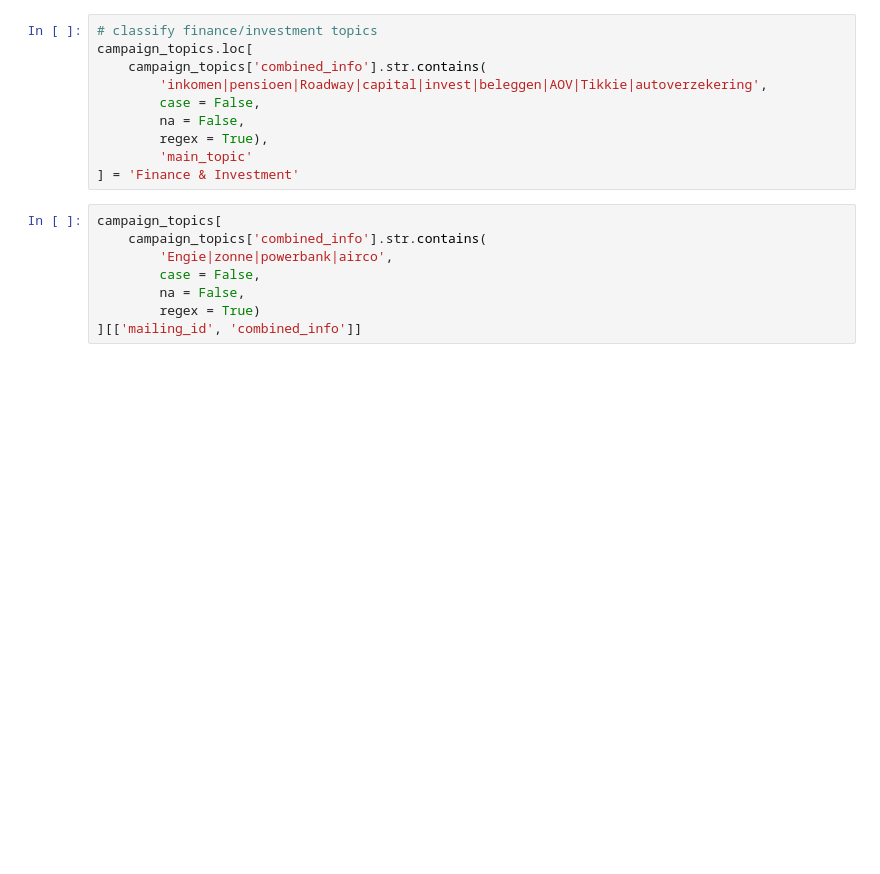
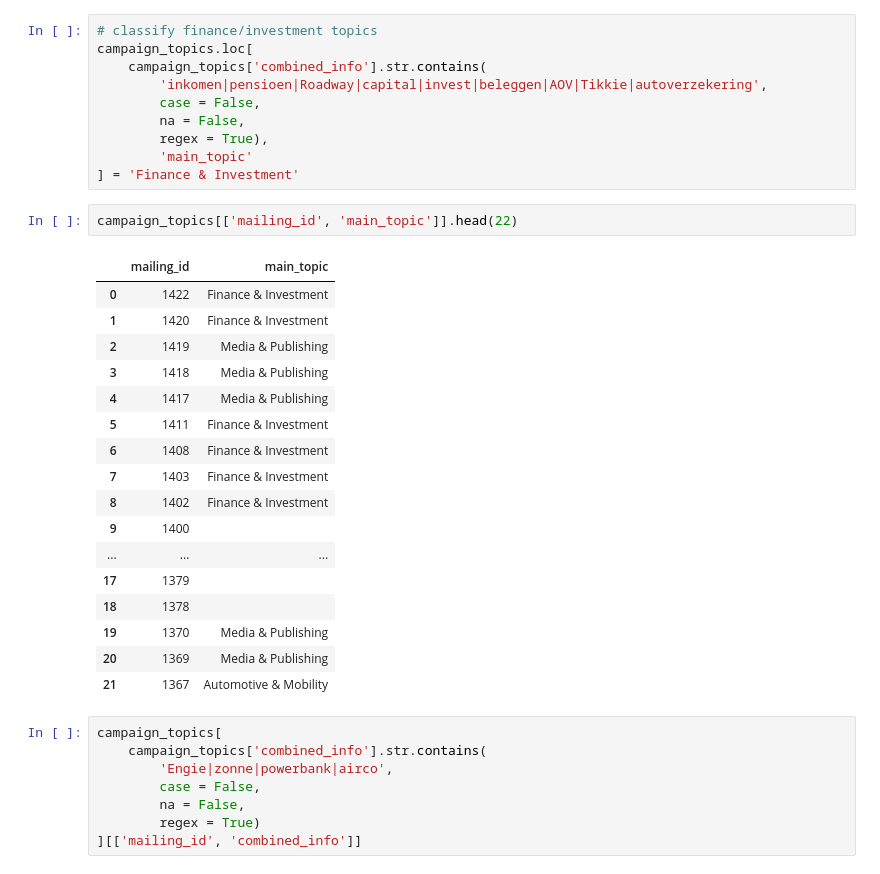
Before and after one commit to giadauva/OMG-Thesis, a Jupyter notebook: Thesis_OMG analysis.ipynb, the cells around one changed output. Saved outputs shown, nothing was run; the diff lists cells and outputs as text; blank space fills up the shorter version.

```diff
--- a/Thesis_OMG analysis.ipynb
+++ b/Thesis_OMG analysis.ipynb
@@ -1705,6 +1737,26 @@ campaign_topics.loc[
         regex = True),
         'main_topic'
 ] = 'Finance & Investment'
+# %%
+campaign_topics[['mailing_id', 'main_topic']].head(22)
+# %% [output]
+|  | mailing_id | main_topic |
+| 0 | 1422 | Finance & Investment |
+| 1 | 1420 | Finance & Investment |
+| 2 | 1419 | Media & Publishing |
+| 3 | 1418 | Media & Publishing |
+| 4 | 1417 | Media & Publishing |
+| 5 | 1411 | Finance & Investment |
+| 6 | 1408 | Finance & Investment |
+| 7 | 1403 | Finance & Investment |
+| 8 | 1402 | Finance & Investment |
+| 9 | 1400 |  |
+| ... | ... | ... |
+| 17 | 1379 |  |
+| 18 | 1378 |  |
+| 19 | 1370 | Media & Publishing |
+| 20 | 1369 | Media & Publishing |
+| 21 | 1367 | Automotive & Mobility |
 # %%
 campaign_topics[
     campaign_topics['combined_info'].str.contains(
```
Also changed, not shown: parts of 42 cells of this notebook.
